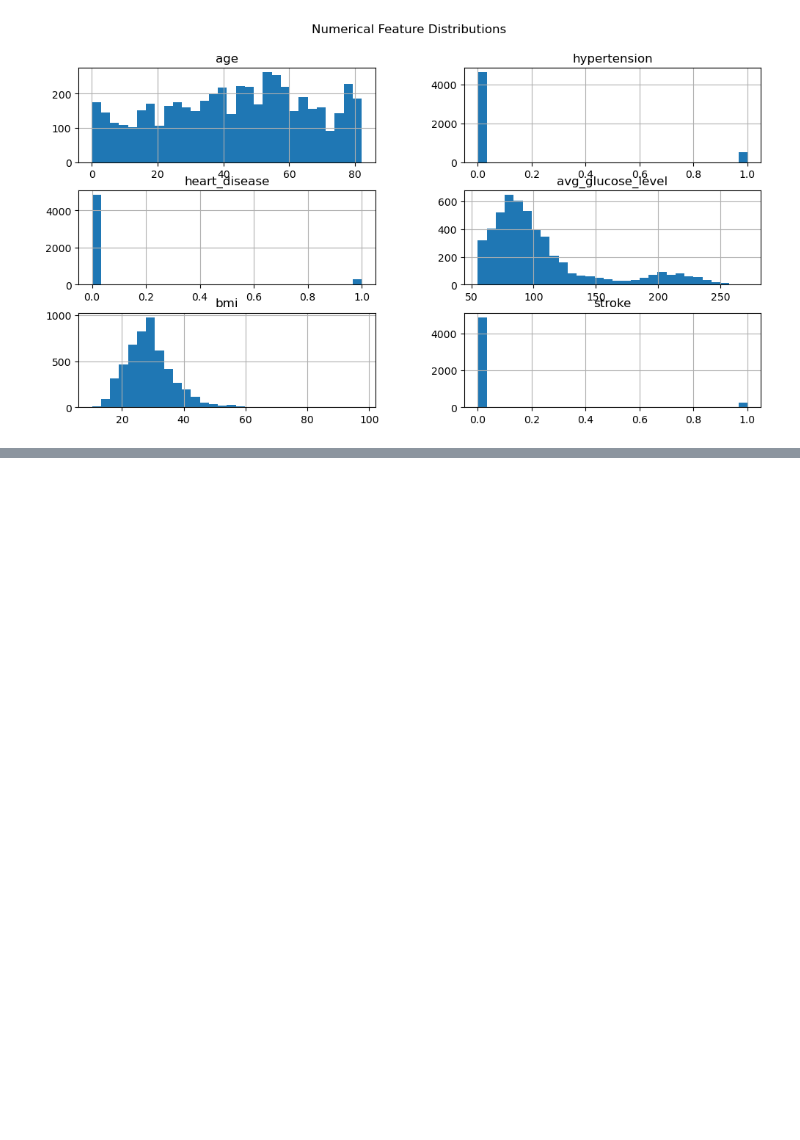
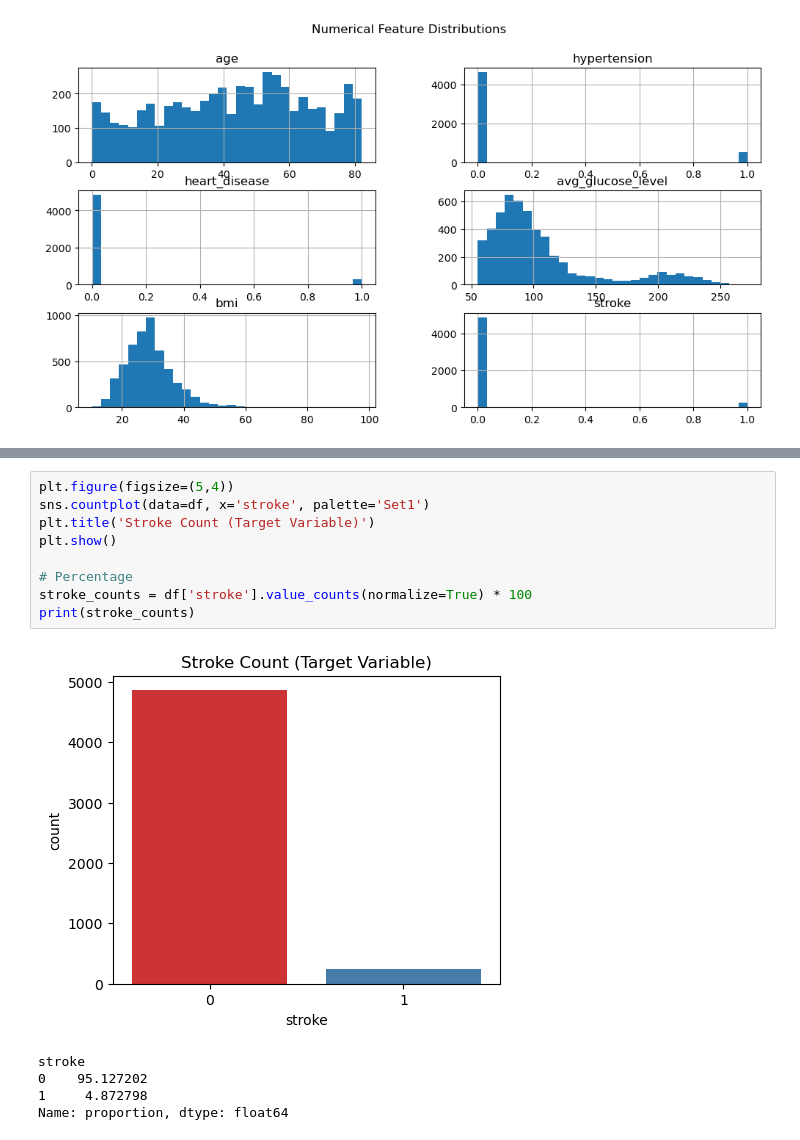
Before and after one commit to iamsermie/IDSS-ICA-2, a Jupyter notebook: stroke decision support system.ipynb, the cells around one changed output, grey strips where cells are left out. Cells and saved outputs as stored; diff of their text form; blank space fills up the shorter version.

```diff
--- a/stroke decision support system.ipynb
+++ b/stroke decision support system.ipynb
@@ -175,0 +203,15 @@ plt.show()
+# %%
+plt.figure(figsize=(5,4))
+sns.countplot(data=df, x='stroke', palette='Set1')
+plt.title('Stroke Count (Target Variable)')
+plt.show()
+
+# Percentage
+stroke_counts = df['stroke'].value_counts(normalize=True) * 100
+print(stroke_counts)
+# %% [output]
+[figure, added]
+stroke
+0    95.127202
+1     4.872798
+Name: proportion, dtype: float64
```
Also changed, not shown: parts of 11 cells of this notebook.
